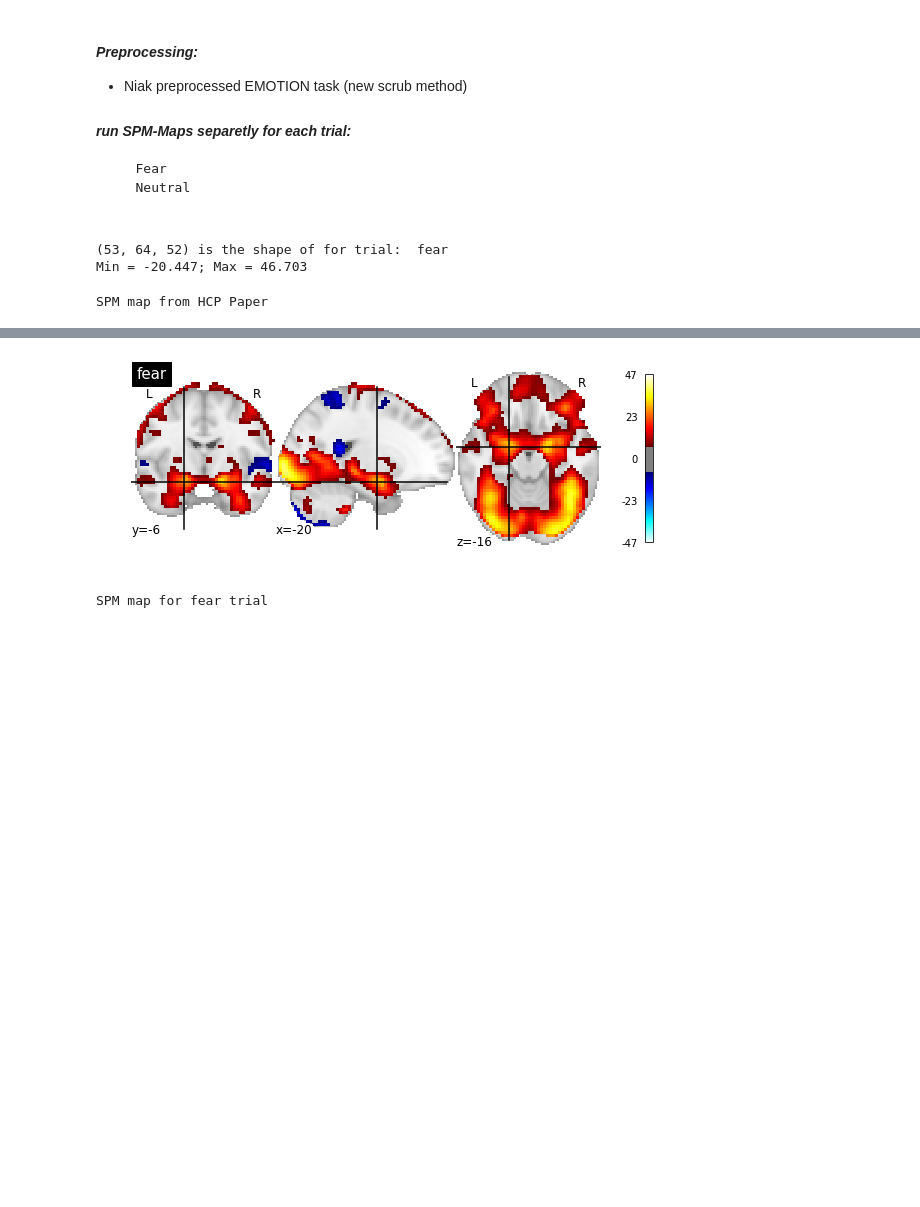
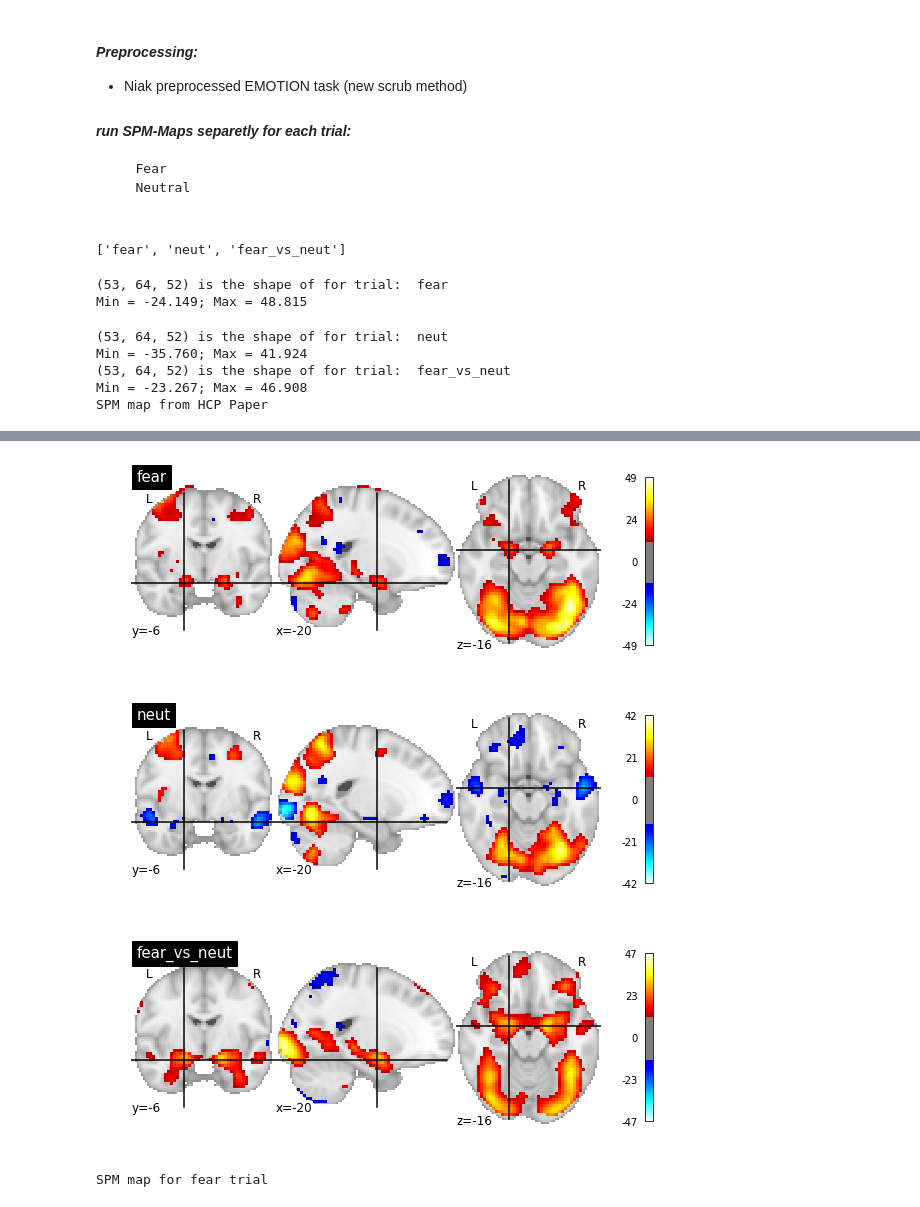
Before and after one commit to SIMEXP/hcp, a Jupyter notebook: hcp_activation_maps_emotion.ipynb, the cells around one changed output, grey strips where cells are left out. Cells and saved outputs as stored; diff of their text form; code cells hidden in the pictures; blank space fills up the shorter version.

```diff
--- a/hcp_activation_maps_emotion.ipynb
+++ b/hcp_activation_maps_emotion.ipynb
@@ -25,35 +25,43 @@ import nibabel as nib
 # %%
 # Set path
 path_root = "/home/yassinebha/Drive/HCP/"
-path_rmaps = os.path.join(path_root,"subtypes_scores/26-10-2016/hcp_emotion_fear_activation_maps_11-Apr-2017/group_maps/")
+path_rmaps = os.path.join(path_root,"subtypes_scores/26-10-2016/hcp_emotion_activation_maps_17-Jun-2017/group_maps/")
 rmaps_file_pattern = "{}.nii.gz"
 # %%
 # get networks names
-#trial_names = [f[:-7] for f in os.listdir(path_rmaps)]
-trial_names =['fear']
+trial_names = [f[:-7] for f in os.listdir(path_rmaps)]
+trial_names
+# %% [output]
+['fear', 'neut', 'fear_vs_neut']
 # %%
 for index, trial in enumerate(trial_names):
     trial_file = os.path.join(path_rmaps, rmaps_file_pattern.format(trial))
     in_vol=nib.load(trial_file)
 
     print("(%s, %s, %s) is the shape of for trial: " %  in_vol.shape, trial)
     print("Min = %.3f; Max = %.3f" % (in_vol.get_data().min(), in_vol.get_data().max()))
 
 
     # Plot volume
-    display = plotting.plot_stat_map(in_vol, threshold= 7,
+    display = plotting.plot_stat_map(in_vol, threshold= 12,
                                      cut_coords=(-20,-6, -16),
                                      title= trial
                                     )
 from IPython.display import Image
 print ("SPM map from HCP Paper")
 Image(url= "https://www.ncbi.nlm.nih.gov/pmc/articles/PMC4011498/bin/nihms569034f11.jpg")
 # %% [output]
 (53, 64, 52) is the shape of for trial:  fear
-Min = -20.447; Max = 46.703
+Min = -24.149; Max = 48.815
+(53, 64, 52) is the shape of for trial:  neut
+Min = -35.760; Max = 41.924
+(53, 64, 52) is the shape of for trial:  fear_vs_neut
+Min = -23.267; Max = 46.908
 SPM map from HCP Paper
 [interactive output not drawn]
-[figure, old version]
+[figure, new version]
+[figure, added]
+[figure, added]
 # %%
     print ("SPM map for {} trial".format(trial))
     display = plotting.plot_stat_map(in_vol, threshold= 10,
```
Also changed, not shown: 9 other files.
